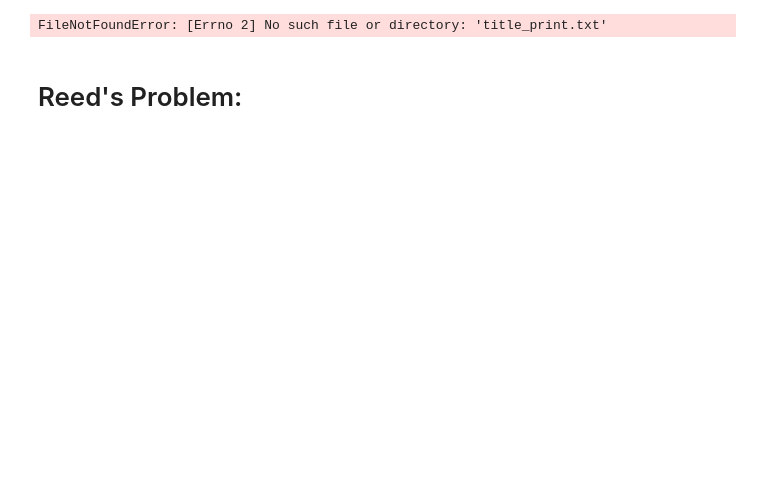
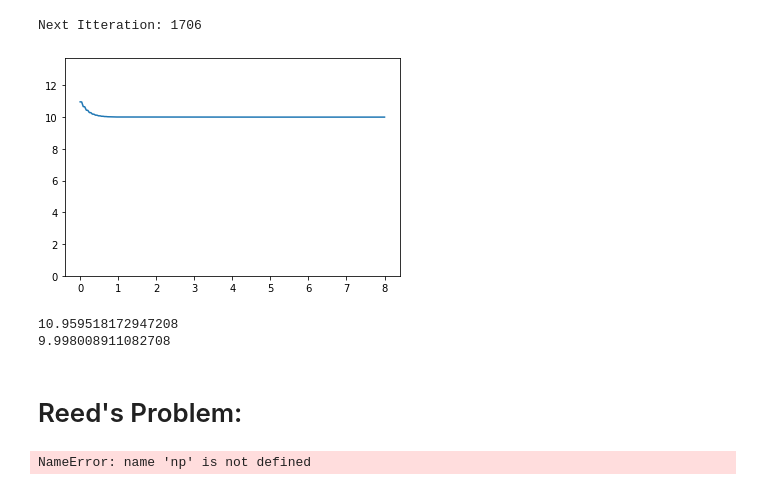
Before and after one commit to CEMeNT-PSAAP/Therefore, a Jupyter notebook: therefore_tests.ipynb, the cells around one changed output. Saved outputs shown, nothing was run; the diff lists cells and outputs as text; code cells hidden in the pictures; blank space fills up the shorter version.

```diff
--- a/therefore_tests.ipynb
+++ b/therefore_tests.ipynb
@@ -11,50 +167,48 @@ L = 10
 dx = .1
 xsec = 100
 ratio = .995
 scattering_xsec = xsec*ratio
 source = 5
 N_mesh = int(L/dx)
 
 # TODO: Mesh building
 dx_mesh = dx*np.ones(N_mesh, data_type)
 xsec_mesh = xsec*np.ones(N_mesh, data_type)
 xsec_scatter_mesh = scattering_xsec*np.ones(N_mesh, data_type)
 source_mesh = source*np.ones(N_mesh, data_type)
 
 sim_perams = {'data_type': data_type,
               'N_angles': 4,
               'L': L,
               'N_mesh': N_mesh,
               'boundary_condition_left': 'incident_ani',
               'boundary_condition_right': 'reflecting',
-              'left_in_mag': 20,
+              'left_in_mag': 10,
               'right_in_mag': 0,
-              'left_in_angle': 0,
+              'left_in_angle': 1,
               'right_in_angle': 0}
 
 [scalar_flux, current] = therefore.SourceItteration(sim_perams, dx_mesh, xsec_mesh, xsec_scatter_mesh, source_mesh)
 
 X = np.linspace(0, 8, int(N_mesh*2))
 plt.figure(1)
 plt.plot(X, scalar_flux)
-
-'''
-Y_reg = [0, max(scalar_flux)*1.5]
-X_reg = [0,0]
-for i in range(5):
-    X_reg[0] = region_bounds[i]
-    X_reg[1] = region_bounds[i]
-    plt.plot(X_reg, Y_reg, 'k-')
-'''
-
 plt.ylim([0,max(scalar_flux)*1.25])
 plt.show()
-print('plotted')
+
+print(max(scalar_flux))
+print(min(scalar_flux))
 # %% [output]
-FileNotFoundError: [Errno 2] No such file or directory: 'title_print.txt'
+Next Itteration: 1706
+[figure, added]
+10.959518172947208
+9.998008911082708
 # %% [markdown]
 # Reed's Problem:
 # %%
+import numpy as np
+import matplotlib.pyplot as plt
+
 #mesh builder for Reed's Problem
 region_id = np.array([1,2,3,4,5], int)
 region_widths = np.array([2,2,1,1,2], int)
@@ -83,6 +237,32 @@ for i in range(region_widths.size):
     source_mesh[LB:RB] = Source[i]
     region_id_mesh[LB:RB] = region_id[i]
 
-
 boundary_condition_left =  'vacuum' #incident_iso
 boundary_condition_right = 'reflecting' #'reflecting'
+
+sim_perams = {'data_type': data_type,
+              'N_angles': 4,
+              'L': L,
+              'N_mesh': N_mesh,
+              'boundary_condition_left': 'incident_ani',
+              'boundary_condition_right': 'reflecting',
+              'left_in_mag': 20,
+              'right_in_mag': 0,
+              'left_in_angle': 0,
+              'right_in_angle': 0}
+
+
+[scalar_flux, current] = therefore.SourceItteration(sim_perams, dx_mesh, xsec_mesh, xsec_scatter_mesh, source_mesh)
+
+Y_reg = [0, max(scalar_flux)*1.5]
+X_reg = [0,0]
+for i in range(5):
+    X_reg[0] = region_bounds[i]
+    X_reg[1] = region_bounds[i]
+    plt.plot(X_reg, Y_reg, 'k-')
+
+plt.ylim([0,max(scalar_flux)*1.25])
+plt.show()
+print('plotted')
+# %% [output]
+NameError: name 'np' is not defined
```
Also changed, not shown: parts of 6 cells of this notebook, 3 other files.
